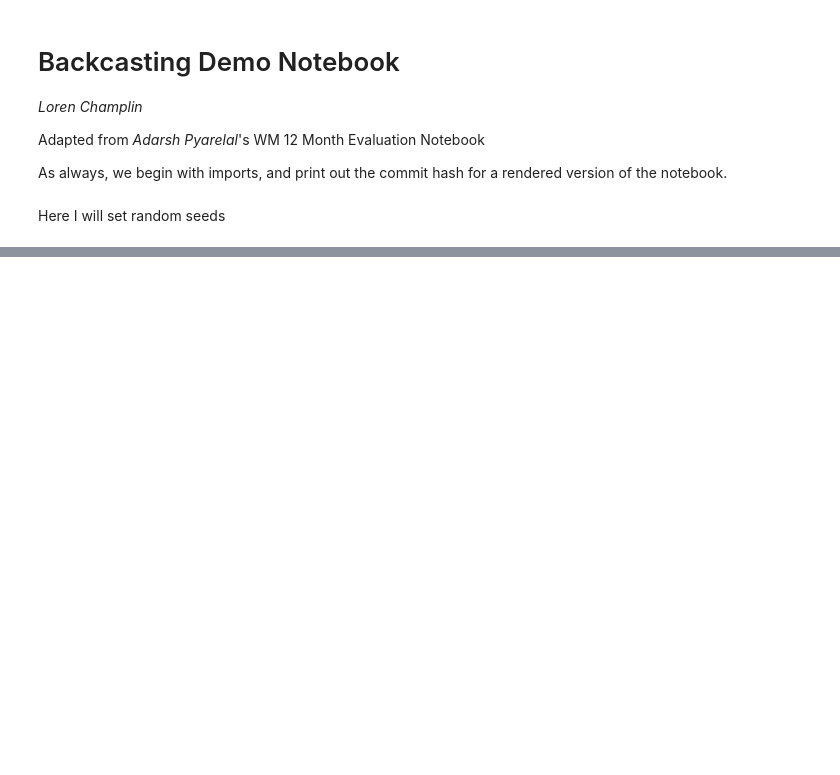
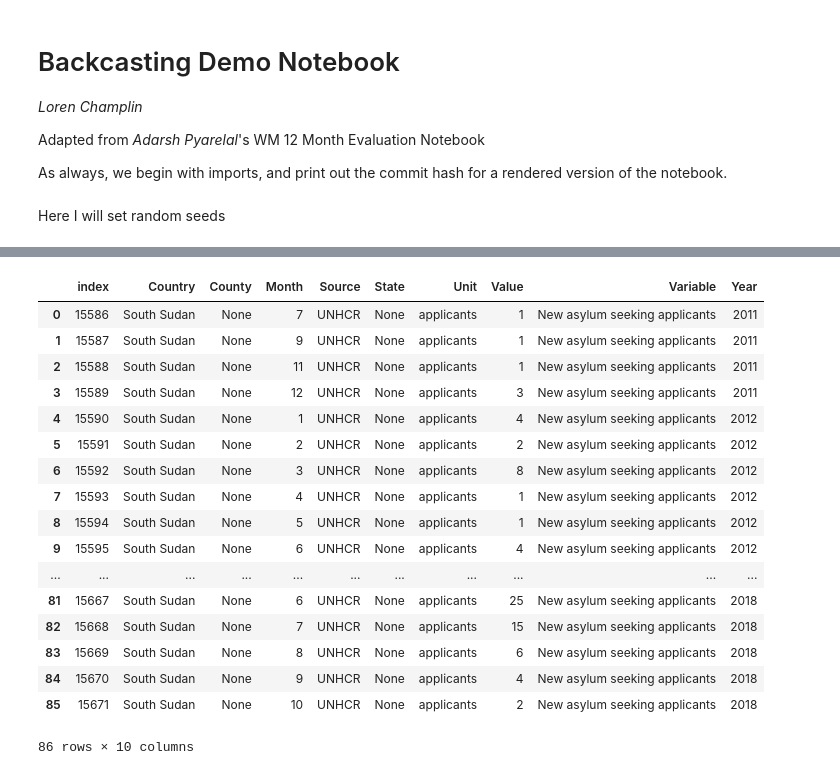
Before and after one commit to ml4ai/delphi, a Jupyter notebook: notebooks/backcasting_test_notebook.ipynb, the cells around one changed output, grey strips where cells are left out. Cells and saved outputs as stored; diff of their text form; code cells hidden in the pictures; blank space fills up the shorter version.

```diff
--- a/notebooks/backcasting_test_notebook.ipynb
+++ b/notebooks/backcasting_test_notebook.ipynb
@@ -59,12 +61,31 @@ H.to_png()
 # %%
 query = " ".join(
         [
             f"select * from indicator",
-            f"where `Variable` like 'Outgoing Migrants' and `Year` is 2017",
+            f"where `Variable` like 'New asylum seeking applicants'",
         ]
     )
 
 results = engine.execute(query)
 
 df_results = pd.DataFrame(results,columns=results.keys())
 df_results
+# %% [output]
+|  | index | Country | County | Month | Source | State | Unit | Value | Variable | Year |
+| 0 | 15586 | South Sudan | None | 7 | UNHCR | None | applicants | 1 | New asylum seeking applicants | 2011 |
+| 1 | 15587 | South Sudan | None | 9 | UNHCR | None | applicants | 1 | New asylum seeking applicants | 2011 |
+| 2 | 15588 | South Sudan | None | 11 | UNHCR | None | applicants | 1 | New asylum seeking applicants | 2011 |
+| 3 | 15589 | South Sudan | None | 12 | UNHCR | None | applicants | 3 | New asylum seeking applicants | 2011 |
+| 4 | 15590 | South Sudan | None | 1 | UNHCR | None | applicants | 4 | New asylum seeking applicants | 2012 |
+| 5 | 15591 | South Sudan | None | 2 | UNHCR | None | applicants | 2 | New asylum seeking applicants | 2012 |
+| 6 | 15592 | South Sudan | None | 3 | UNHCR | None | applicants | 8 | New asylum seeking applicants | 2012 |
+| 7 | 15593 | South Sudan | None | 4 | UNHCR | None | applicants | 1 | New asylum seeking applicants | 2012 |
+| 8 | 15594 | South Sudan | None | 5 | UNHCR | None | applicants | 1 | New asylum seeking applicants | 2012 |
+| 9 | 15595 | South Sudan | None | 6 | UNHCR | None | applicants | 4 | New asylum seeking applicants | 2012 |
+| ... | ... | ... | ... | ... | ... | ... | ... | ... | ... | ... |
+| 81 | 15667 | South Sudan | None | 6 | UNHCR | None | applicants | 25 | New asylum seeking applicants | 2018 |
+| 82 | 15668 | South Sudan | None | 7 | UNHCR | None | applicants | 15 | New asylum seeking applicants | 2018 |
+| 83 | 15669 | South Sudan | None | 8 | UNHCR | None | applicants | 6 | New asylum seeking applicants | 2018 |
+| 84 | 15670 | South Sudan | None | 9 | UNHCR | None | applicants | 4 | New asylum seeking applicants | 2018 |
+| 85 | 15671 | South Sudan | None | 10 | UNHCR | None | applicants | 2 | New asylum seeking applicants | 2018 |
+86 rows × 10 columns
```
Also changed, not shown: parts of 3 cells of this notebook, 1 other file.
